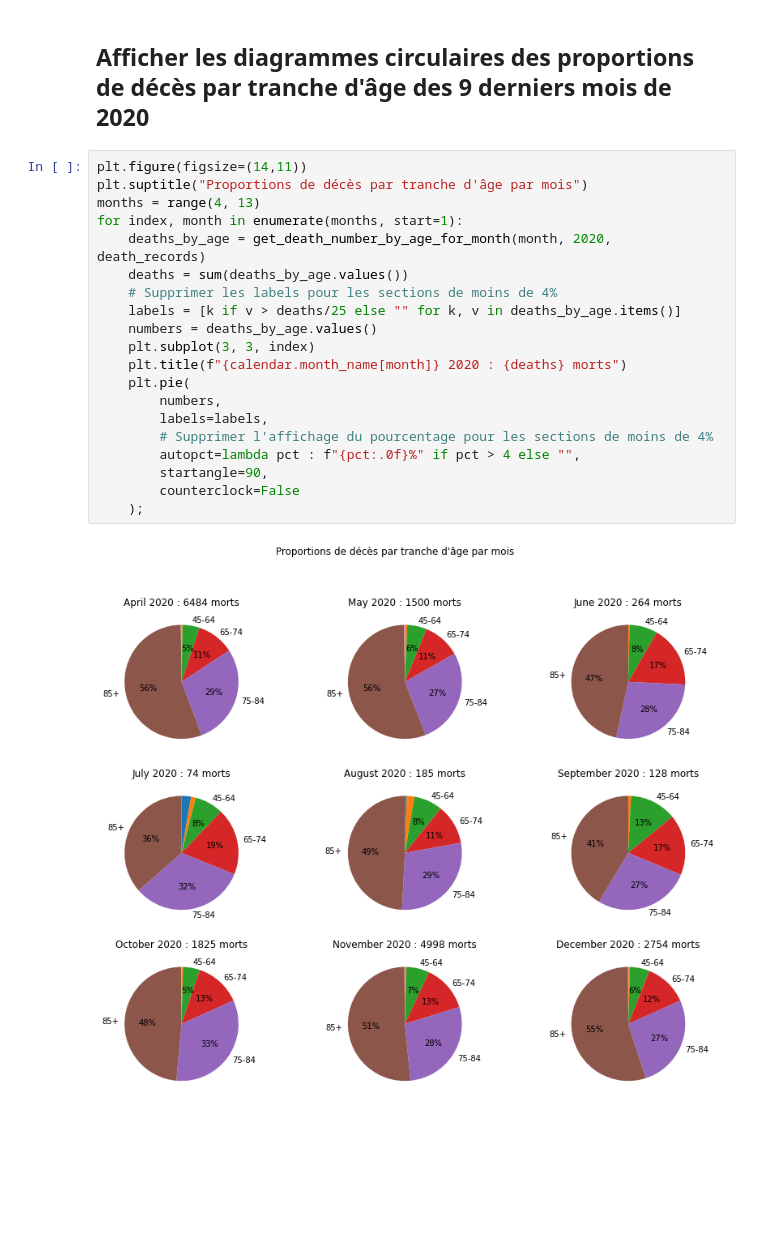
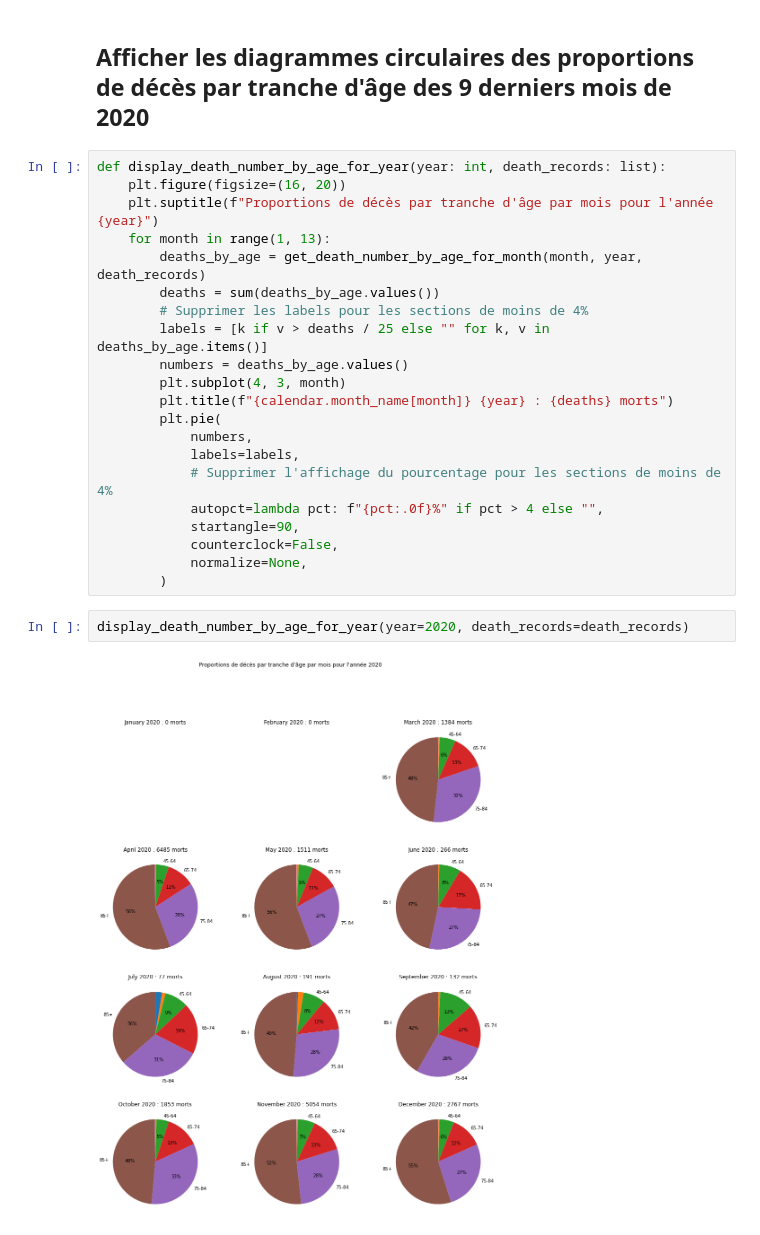
Before and after one commit to sverbois/jupyterlab, a Jupyter notebook: matplotlib/matplotlib-covid.ipynb, the cells around one changed output. Saved outputs shown, nothing was run; the diff lists cells and outputs as text; blank space fills up the shorter version.

Commit message:
Add display_death_number_by_age_for_year fucntion

```diff
--- a/matplotlib/matplotlib-covid.ipynb
+++ b/matplotlib/matplotlib-covid.ipynb
@@ -196,24 +197,27 @@ Morts par âge en janvier 2021 : {'0-24': 0, '25-44': 10, '45-64': 74, '65-74':
 # %% [markdown]
 ## Afficher les diagrammes circulaires des proportions de décès par tranche d'âge des 9 derniers mois de 2020
+# %%
+def display_death_number_by_age_for_year(year: int, death_records: list):
+    plt.figure(figsize=(16, 20))
+    plt.suptitle(f"Proportions de décès par tranche d'âge par mois pour l'année {year}")
+    for month in range(1, 13):
+        deaths_by_age = get_death_number_by_age_for_month(month, year, death_records)
+        deaths = sum(deaths_by_age.values())
+        # Supprimer les labels pour les sections de moins de 4%
+        labels = [k if v > deaths / 25 else "" for k, v in deaths_by_age.items()]
+        numbers = deaths_by_age.values()
+        plt.subplot(4, 3, month)
+        plt.title(f"{calendar.month_name[month]} {year} : {deaths} morts")
+        plt.pie(
+            numbers,
+            labels=labels,
+            # Supprimer l'affichage du pourcentage pour les sections de moins de 4%
+            autopct=lambda pct: f"{pct:.0f}%" if pct > 4 else "",
+            startangle=90,
+            counterclock=False,
+            normalize=None,
+        )
 # %%
-plt.figure(figsize=(14,11))
-plt.suptitle("Proportions de décès par tranche d'âge par mois")
-months = range(4, 13)
-for index, month in enumerate(months, start=1):
-    deaths_by_age = get_death_number_by_age_for_month(month, 2020, death_records)
-    deaths = sum(deaths_by_age.values())
-    # Supprimer les labels pour les sections de moins de 4%
-    labels = [k if v > deaths/25 else "" for k, v in deaths_by_age.items()]
-    numbers = deaths_by_age.values()
-    plt.subplot(3, 3, index)
-    plt.title(f"{calendar.month_name[month]} 2020 : {deaths} morts")
-    plt.pie(
-        numbers,
-        labels=labels,
-        # Supprimer l'affichage du pourcentage pour les sections de moins de 4%
-        autopct=lambda pct : f"{pct:.0f}%" if pct > 4 else "",
-        startangle=90,
-        counterclock=False
-    );
+display_death_number_by_age_for_year(year=2020, death_records=death_records)
 # %% [output]
-[figure, old version]
+[figure, new version]
```
Also changed, not shown: parts of 9 cells of this notebook.
